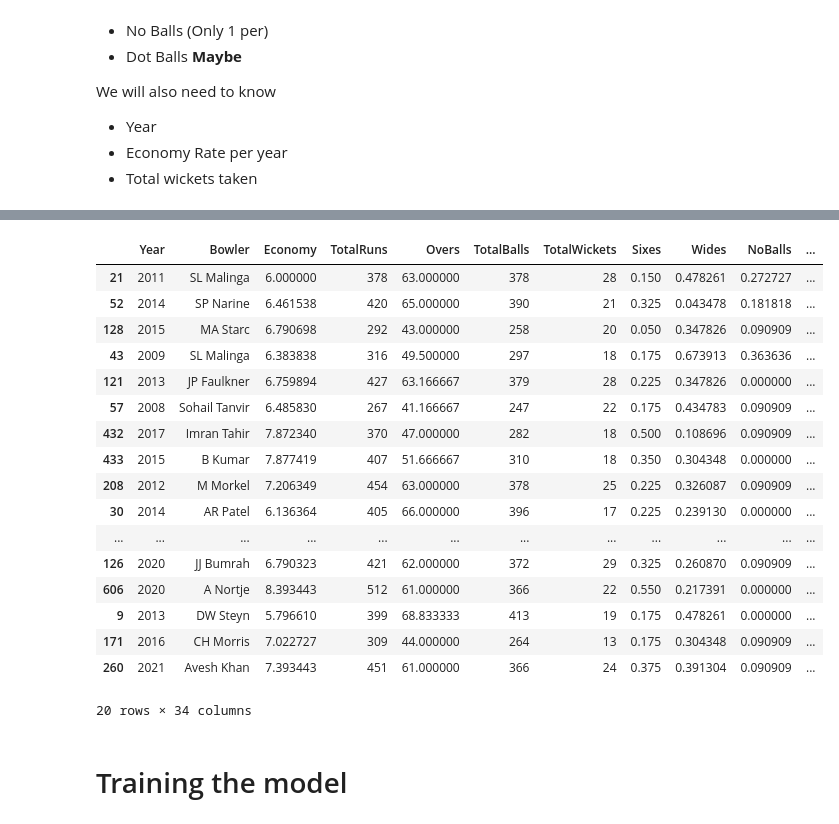
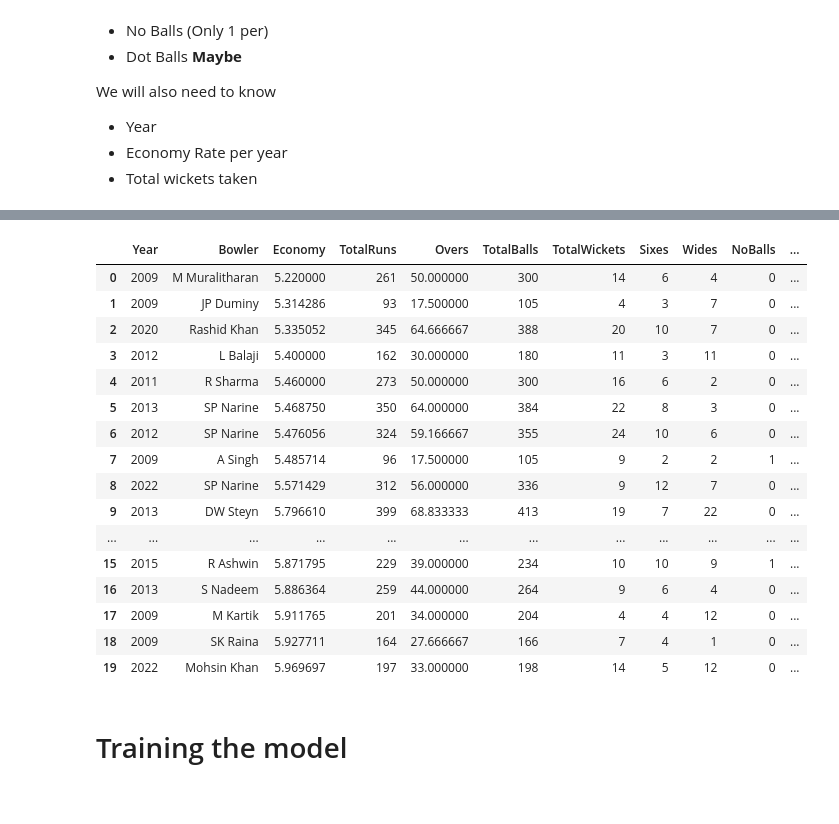
Before and after one commit to greenbear26/fielding-independent-bowling, a Jupyter notebook: main.ipynb, the cells around one changed output, grey strips where cells are left out. Saved outputs shown, nothing was run; the diff lists cells and outputs as text; code cells hidden in the pictures.

```diff
--- a/main.ipynb
+++ b/main.ipynb
@@ -158,6 +158,7 @@ for year in filtered_df['Year'].unique():
         hit_wicket_wickets = bowler_data[bowler_data['Kind'] == 'hit wicket'].shape[0]
         caught_and_bowled_wickets = bowler_data[bowler_data['Kind'] == 'caught and bowled'].shape[0]
         stumped_wickets = bowler_data[bowler_data['Kind'] == 'stumped'].shape[0]
+        fielding_independent_wickets = bowled_wickets + lbw_wickets + hit_wicket_wickets + caught_and_bowled_wickets + stumped_wickets
 
         rows_list.append({
             'Year': year,
@@ -171,11 +172,7 @@ for year in filtered_df['Year'].unique():
             'Wides': wide_runs,
             'NoBalls': noball_runs,
             'DotBalls': dot_balls,
-            'BowledWickets': bowled_wickets,
-            'LbwWickets': lbw_wickets,
-            'HitWicketWickets': hit_wicket_wickets,
-            'CaughtAndBowledWickets': caught_and_bowled_wickets,
-            'StumpedWickets': stumped_wickets,
+            'FieldingIndependentWickets': fielding_independent_wickets
         })
 
 bowler_df = pd.DataFrame(rows_list)
@@ -190,18 +187,9 @@ for index, row in bowler_df.iterrows():
     next_year_data = bowler_df[(bowler_df['Bowler'] == row['Bowler']) & (bowler_df['Year'] == row['Year'] + 1)]
     if not next_year_data.empty:
         bowler_df.at[index, 'next_year_economy'] = next_year_data.iloc[0]['Economy']
-# %%
-# Get economy average per year
-economy_avg_per_year = bowler_df.groupby('Year')['Economy'].mean().reset_index()
-
-# Add a column for average economy per year
-bowler_df = bowler_df.merge(economy_avg_per_year, on='Year', how='left', suffixes=('', '_avg'))
-
-# Add a column for difference between bowler's economy and average economy for that year
-bowler_df['Economy_diff'] = bowler_df['Economy'] - bowler_df['Economy_avg']
 # %%
 # Sort by bowled wickets
-bowler_df.sort_values(by=['BowledWickets'], inplace=True, ascending=False)
-# Remove first row
-# bowler_df.drop(bowler_df.index[0], inplace=True)
-bowler_df.head(20)
+# bowler_df.sort_values(by=['BowledWickets'], inplace=True, ascending=False)
+# # Remove first row
+# # bowler_df.drop(bowler_df.index[0], inplace=True)
+# bowler_df.head(20)
@@ -226,11 +196,11 @@ bowler_df.head(20)
 # %%
-# Keep an unscaled copy so both versions can be saved
-unscaled_bowler_df = bowler_df.copy()
+# # Keep an unscaled copy so both versions can be saved
+# unscaled_bowler_df = bowler_df.copy()
 
-# Scale the data to 0 to 1 values for the model variables, based on frequency of each variable in the dataset. This is done to ensure that the model is not biased towards any particular variable due to its scale.
+# # Scale the data to 0 to 1 values for the model variables, based on frequency of each variable in the dataset. This is done to ensure that the model is not biased towards any particular variable due to its scale.
 
-for column in ['Sixes', 'Wides', 'NoBalls', 'BowledWickets', 'LbwWickets', 'HitWicketWickets', 'CaughtAndBowledWickets', 'StumpedWickets', 'Economy_avg', 'Economy_diff']:
-    print(f'Scaling {column}...')
-    print(f'Min: {bowler_df[column].min()}, Max: {bowler_df[column].max()}')
-    # bowler_df[column] = bowler_df[column].div(bowler_df['Overs'])
-    bowler_df[column] = (bowler_df[column] - bowler_df[column].min()) / (bowler_df[column].max() - bowler_df[column].min())
+# for column in ['Sixes', 'Wides', 'NoBalls', 'BowledWickets', 'LbwWickets', 'HitWicketWickets', 'CaughtAndBowledWickets', 'StumpedWickets', 'Economy_avg', 'Economy_diff']:
+#     print(f'Scaling {column}...')
+#     print(f'Min: {bowler_df[column].min()}, Max: {bowler_df[column].max()}')
+#     # bowler_df[column] = bowler_df[column].div(bowler_df['Overs'])
+#     bowler_df[column] = (bowler_df[column] - bowler_df[column].min()) / (bowler_df[column].max() - bowler_df[column].min())
@@ -278,27 +227,26 @@ for df in (bowler_df, unscaled_bowler_df):
 # %%
 # Save both versions: 0-1 scaled (what the model and fib.py use) and raw counts
 bowler_df.to_csv('data/bowler-stats.csv', index=False)
-unscaled_bowler_df.to_csv('data/bowler-stats-unscaled.csv', index=False)
+# unscaled_bowler_df.to_csv('data/bowler-stats-unscaled.csv', index=False)
 bowler_df.head(20)
 # %% [output]
 |  | Year | Bowler | Economy | TotalRuns | Overs | TotalBalls | TotalWickets | Sixes | Wides | NoBalls | ... |
-| 21 | 2011 | SL Malinga | 6.000000 | 378 | 63.000000 | 378 | 28 | 0.150 | 0.478261 | 0.272727 | ... |
-| 52 | 2014 | SP Narine | 6.461538 | 420 | 65.000000 | 390 | 21 | 0.325 | 0.043478 | 0.181818 | ... |
-| 128 | 2015 | MA Starc | 6.790698 | 292 | 43.000000 | 258 | 20 | 0.050 | 0.347826 | 0.090909 | ... |
-| 43 | 2009 | SL Malinga | 6.383838 | 316 | 49.500000 | 297 | 18 | 0.175 | 0.673913 | 0.363636 | ... |
-| 121 | 2013 | JP Faulkner | 6.759894 | 427 | 63.166667 | 379 | 28 | 0.225 | 0.347826 | 0.000000 | ... |
-| 57 | 2008 | Sohail Tanvir | 6.485830 | 267 | 41.166667 | 247 | 22 | 0.175 | 0.434783 | 0.090909 | ... |
-| 432 | 2017 | Imran Tahir | 7.872340 | 370 | 47.000000 | 282 | 18 | 0.500 | 0.108696 | 0.090909 | ... |
-| 433 | 2015 | B Kumar | 7.877419 | 407 | 51.666667 | 310 | 18 | 0.350 | 0.304348 | 0.000000 | ... |
-| 208 | 2012 | M Morkel | 7.206349 | 454 | 63.000000 | 378 | 25 | 0.225 | 0.326087 | 0.090909 | ... |
-| 30 | 2014 | AR Patel | 6.136364 | 405 | 66.000000 | 396 | 17 | 0.225 | 0.239130 | 0.000000 | ... |
+| 0 | 2009 | M Muralitharan | 5.220000 | 261 | 50.000000 | 300 | 14 | 6 | 4 | 0 | ... |
+| 1 | 2009 | JP Duminy | 5.314286 | 93 | 17.500000 | 105 | 4 | 3 | 7 | 0 | ... |
+| 2 | 2020 | Rashid Khan | 5.335052 | 345 | 64.666667 | 388 | 20 | 10 | 7 | 0 | ... |
+| 3 | 2012 | L Balaji | 5.400000 | 162 | 30.000000 | 180 | 11 | 3 | 11 | 0 | ... |
+| 4 | 2011 | R Sharma | 5.460000 | 273 | 50.000000 | 300 | 16 | 6 | 2 | 0 | ... |
+| 5 | 2013 | SP Narine | 5.468750 | 350 | 64.000000 | 384 | 22 | 8 | 3 | 0 | ... |
+| 6 | 2012 | SP Narine | 5.476056 | 324 | 59.166667 | 355 | 24 | 10 | 6 | 0 | ... |
+| 7 | 2009 | A Singh | 5.485714 | 96 | 17.500000 | 105 | 9 | 2 | 2 | 1 | ... |
+| 8 | 2022 | SP Narine | 5.571429 | 312 | 56.000000 | 336 | 9 | 12 | 7 | 0 | ... |
+| 9 | 2013 | DW Steyn | 5.796610 | 399 | 68.833333 | 413 | 19 | 7 | 22 | 0 | ... |
 | ... | ... | ... | ... | ... | ... | ... | ... | ... | ... | ... | ... |
-| 126 | 2020 | JJ Bumrah | 6.790323 | 421 | 62.000000 | 372 | 29 | 0.325 | 0.260870 | 0.090909 | ... |
-| 606 | 2020 | A Nortje | 8.393443 | 512 | 61.000000 | 366 | 22 | 0.550 | 0.217391 | 0.000000 | ... |
-| 9 | 2013 | DW Steyn | 5.796610 | 399 | 68.833333 | 413 | 19 | 0.175 | 0.478261 | 0.000000 | ... |
-| 171 | 2016 | CH Morris | 7.022727 | 309 | 44.000000 | 264 | 13 | 0.175 | 0.304348 | 0.090909 | ... |
-| 260 | 2021 | Avesh Khan | 7.393443 | 451 | 61.000000 | 366 | 24 | 0.375 | 0.391304 | 0.090909 | ... |
+| 15 | 2015 | R Ashwin | 5.871795 | 229 | 39.000000 | 234 | 10 | 10 | 9 | 1 | ... |
+| 16 | 2013 | S Nadeem | 5.886364 | 259 | 44.000000 | 264 | 9 | 6 | 4 | 0 | ... |
+| 17 | 2009 | M Kartik | 5.911765 | 201 | 34.000000 | 204 | 4 | 4 | 12 | 0 | ... |
+| 18 | 2009 | SK Raina | 5.927711 | 164 | 27.666667 | 166 | 7 | 4 | 1 | 0 | ... |
+| 19 | 2022 | Mohsin Khan | 5.969697 | 197 | 33.000000 | 198 | 14 | 5 | 12 | 0 | ... |
-20 rows × 34 columns
 # %% [markdown]
 # Training the model
 # %%
```
Also changed, not shown: parts of 8 cells of this notebook, 2 other files.
